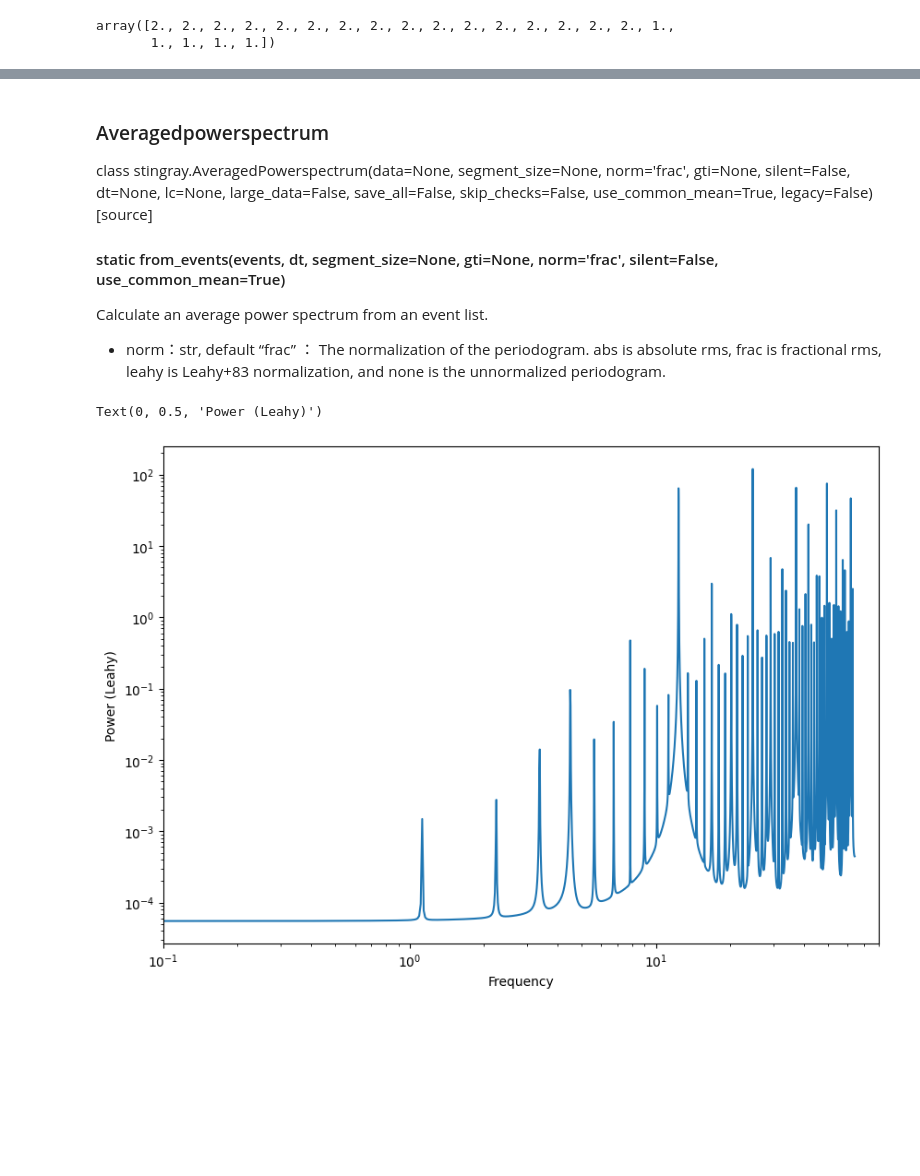
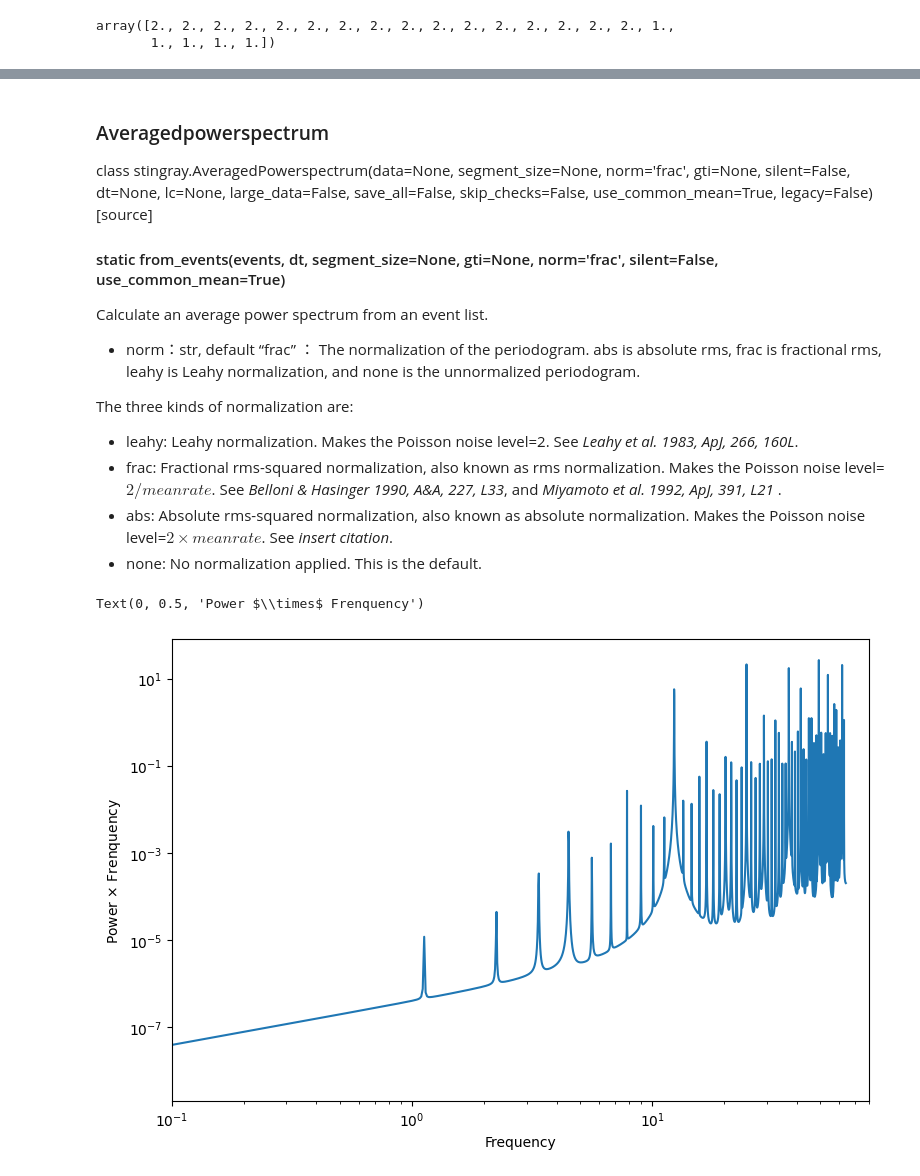
Before and after one commit to uu7uu/stingray_study, a Jupyter notebook: stingray.ipynb, the cells around one changed output, grey strips where cells are left out. Drawn from its saved outputs; the diff is of its cells as text; code cells hidden in the pictures; blank space fills up the shorter version.

```diff
--- a/stingray.ipynb
+++ b/stingray.ipynb
@@ -102,4 +165,10 @@ class stingray.AveragedPowerspectrum(data=None, segment_size=None, norm='frac',
 #### static from_events(events, dt, segment_size=None, gti=None, norm='frac', silent=False, use_common_mean=True)
 Calculate an average power spectrum from an event list.
 - norm：str, default “frac” ：
-The normalization of the periodogram. abs is absolute rms, frac is fractional rms, leahy is Leahy+83 normalization, and none is the unnormalized periodogram.
+The normalization of the periodogram. abs is absolute rms, frac is fractional rms, leahy is Leahy normalization, and none is the unnormalized periodogram.
+
+The three kinds of normalization are:
+- leahy: Leahy normalization. Makes the Poisson noise level=2. See *Leahy et al. 1983, ApJ, 266, 160L*.
+- frac: Fractional rms-squared normalization, also known as rms normalization. Makes the Poisson noise level=$2/meanrate $. See *Belloni & Hasinger 1990, A&A, 227, L33*, and  *Miyamoto et al. 1992, ApJ, 391, L21* .
+- abs: Absolute rms-squared normalization, also known as absolute normalization. Makes the Poisson noise level=$2\times meanrate$. See *insert citation*.
+- none: No normalization applied. This is the default.
@@ -108,9 +175,11 @@ pds = AveragedPowerspectrum.from_events(lc1, segment_size=64, dt=1/128, norm='le
 # %%
-plt.figure(figsize=(10,7))
-plt.loglog(pds.freq, pds.power)
+pds = AveragedPowerspectrum.from_events(lc1, segment_size=64, dt=1/128, norm='frac')
+
+plt.figure(figsize=(9,6))
+plt.loglog(pds.freq, pds.power*pds.freq)
 plt.xlim([0.1, 80])
 plt.xlabel("Frequency")
-plt.ylabel("Power (Leahy)")
+plt.ylabel(r"Power $\times$ Frenquency")
 # %% [output]
-Text(0, 0.5, 'Power (Leahy)')
+Text(0, 0.5, 'Power $\\times$ Frenquency')
-[figure, old version]
+[figure, new version]
```
Also changed, not shown: parts of 13 cells of this notebook.
